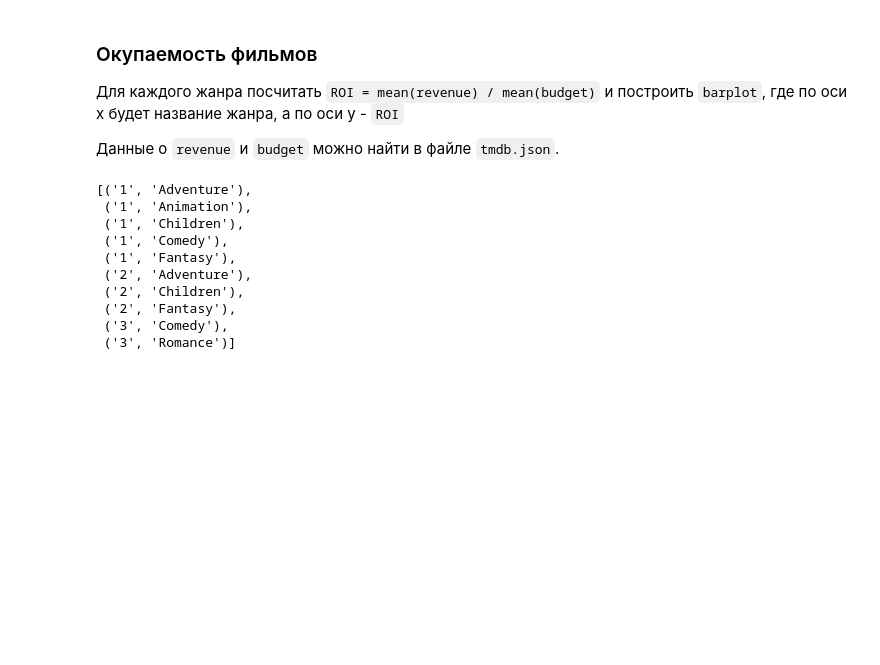
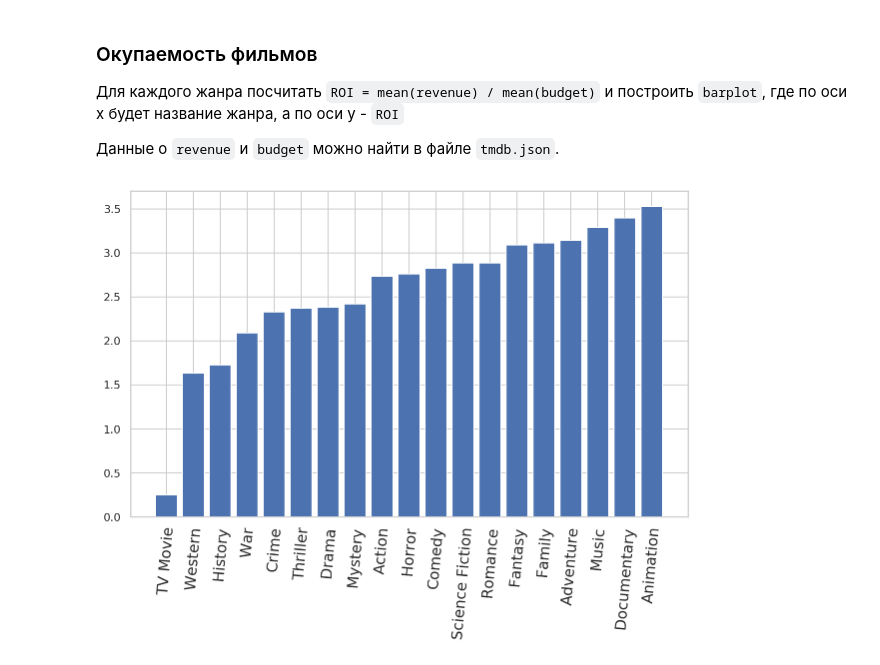
Before and after one commit to Howuhh/MLBD, a Jupyter notebook: lectures/spark/notebooks/spark_examples.ipynb, the cells around one changed output. Saved outputs shown, nothing was run; the diff lists cells and outputs as text; code cells hidden in the pictures; blank space fills up the shorter version.

```diff
--- a/lectures/spark/notebooks/spark_examples.ipynb
+++ b/lectures/spark/notebooks/spark_examples.ipynb
@@ -623,13 +621,21 @@ movies_with_genres = sc.textFile(MOVIES_PATH) \
-# %%
-movies_with_genres.take(10)
-# %% [output]
-[('1', 'Adventure'),
- ('1', 'Animation'),
- ('1', 'Children'),
- ('1', 'Comedy'),
- ('1', 'Fantasy'),
- ('2', 'Adventure'),
- ('2', 'Children'),
- ('2', 'Fantasy'),
- ('3', 'Comedy'),
- ('3', 'Romance')]
+# %%
+######################################
+######### YOUR CODE HERE #############
+######################################
+genres_roi = tmdb \
+    .filter(lambda row: row.genres) \
+    .flatMap(lambda row: [(g.name, (row.budget, row.revenue)) for g in row.genres]) \
+    .reduceByKey(lambda a, b: (a[0] + b[0], a[1] + b[1])) \
+    .mapValues(lambda value: value[1] / value[0]) \
+    .collect()
+# %%
+genres_roi_sorted = sorted(genres_roi, key=lambda key: key[1])
+
+keys, values = zip(*genres_roi_sorted)
+
+f, ax = plt.subplots(figsize=(10, 6))
+plt.xticks(rotation=85, fontsize=15)
+plt.bar(keys, values, align="center")
+plt.show()
+# %% [output]
+[figure, added]
```
Also changed, not shown: parts of 15 cells of this notebook.
